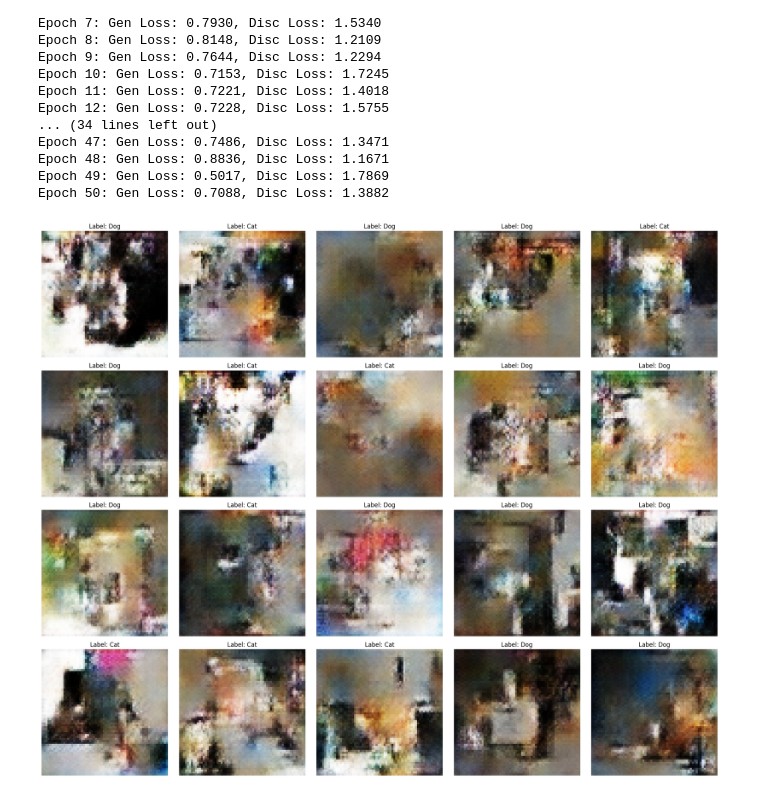
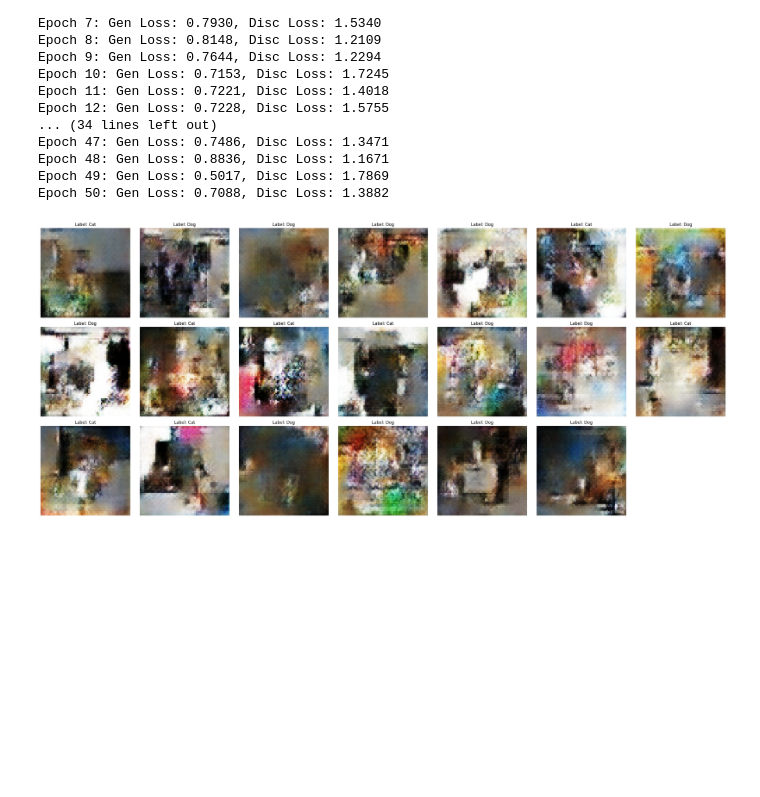
Before and after one commit to mramsundar/IITM-Graded-Projects, a Jupyter notebook: Week 37/Week 37 Graded Mini Project_Ram Sundar.ipynb, the cells around one changed output. Saved outputs shown, nothing was run; the diff lists cells and outputs as text; code cells hidden in the pictures; blank space fills up the shorter version.

```diff
--- a/Week 37/Week 37 Graded Mini Project_Ram Sundar.ipynb
+++ b/Week 37/Week 37 Graded Mini Project_Ram Sundar.ipynb
@@ -164,28 +163,28 @@ Epoch 50: Gen Loss: 0.7088, Disc Loss: 1.3882
 # %%
 def generate_and_plot(num_examples=10):
     # Labels: 0 for Cat, 1 for Dog (randomly chosen for visualization)
     random_labels = tf.random.uniform((num_examples,), minval=0, maxval=2, dtype=tf.int32)
     noise = tf.random.normal([num_examples, LATENT_DIM])
 
     # Generate images
     generated_images = generator([noise, random_labels], training=False)
 
     # Rescale to [0, 1] for plotting
     generated_images = (generated_images + 1) / 2.0
 
-    cols = 5  # Number of images per row
+    cols = 7  # Number of images per row
     rows = (num_examples + cols - 1) // cols  # Auto-calculate rows needed
     plt.figure(figsize=(cols * 4, rows * 4))  # 4 inches per image (width x height)
     for i in range(num_examples):
         plt.subplot(rows, cols, i+1)
         plt.imshow(generated_images[i])
         label_text = "Dog" if random_labels[i] == 1 else "Cat"
         plt.title(f"Label: {label_text}")
         plt.axis("off")
         plt.tight_layout()
     plt.show()
 
 # Visualize results
 generate_and_plot(20)
 # %% [output]
-[figure, old version]
+[figure, new version]
```
Also changed, not shown: parts of 1 cell of this notebook.
